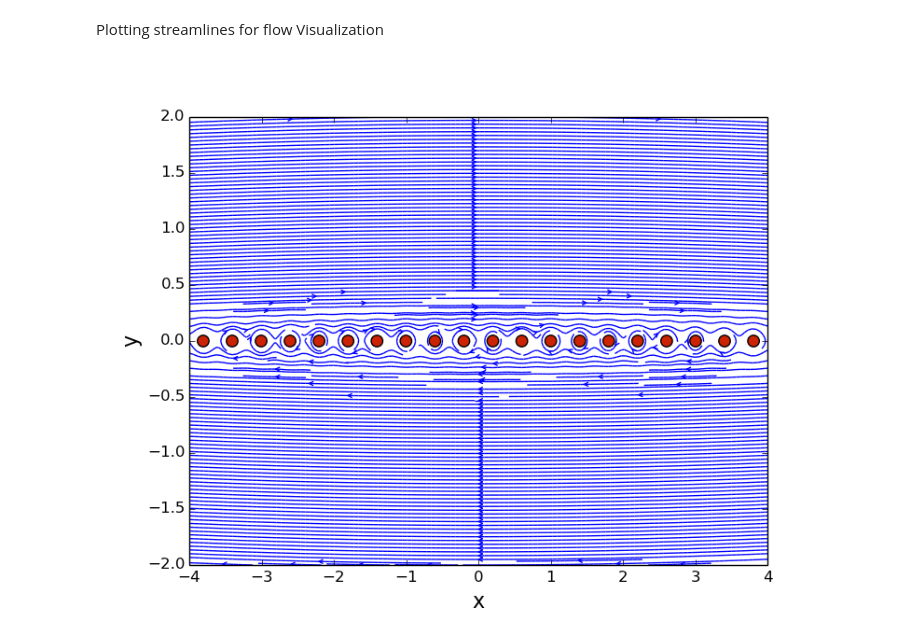
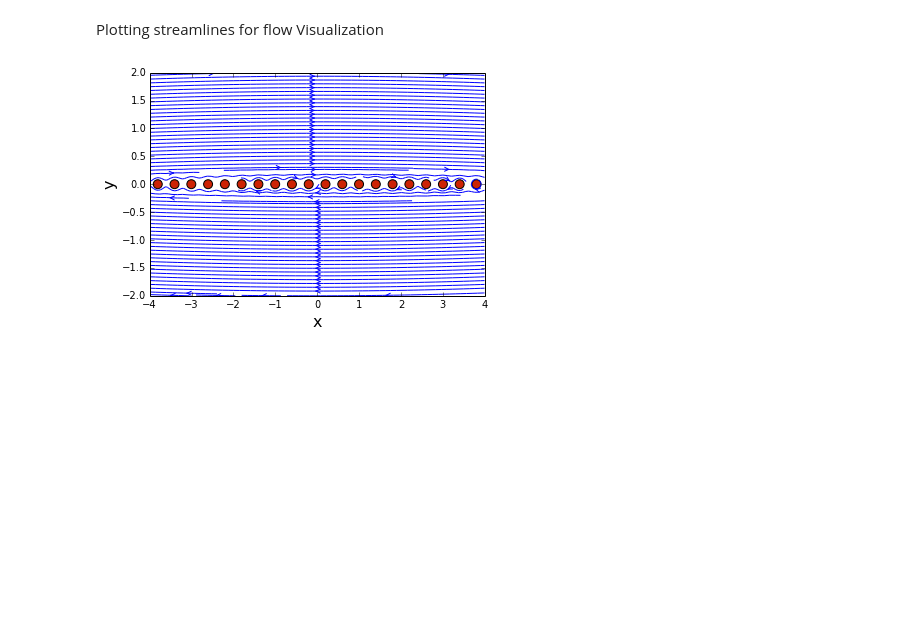
Before and after one commit to akashdhruv/Row_of_Vortices, a Jupyter notebook: Row of Vortices.ipynb, the cells around one changed output. Drawn from its saved outputs; the diff is of its cells as text; code cells hidden in the pictures; blank space fills up the shorter version.

```diff
--- a/Row of Vortices.ipynb
+++ b/Row of Vortices.ipynb
@@ -59,16 +59,13 @@ Plotting streamlines for flow Visualization
 # %%
 size = 10
 plt.figure()
 plt.xlabel('x',fontsize=16)
 plt.ylabel('y',fontsize=16)
 plt.xlim(xStart,xEnd)
 plt.ylim(yStart,yEnd)
-plt.streamplot(X,Y,uvortex,vvortex,density=4.0,linewidth=1,arrowsize=1,arrowstyle='->')
+plt.streamplot(X,Y,uvortex,vvortex,density=2.0,linewidth=1,arrowsize=1,arrowstyle='->')
 plt.scatter(xv,yv,c='#CD2305',s=80,marker='o')
 plt.contour(X,Y,psivortex,levels=[0.0],colors='#CD2305',linewidths=2,linestyles='--')
 plt.show()
+# %% [output]
+[figure, added]
-# %%
-from IPython.display import Image
-Image(filename='C:/Users/Akash/SkyDrive/Documents/figure_1.png')
-# %% [output]
-[figure, removed]
```
